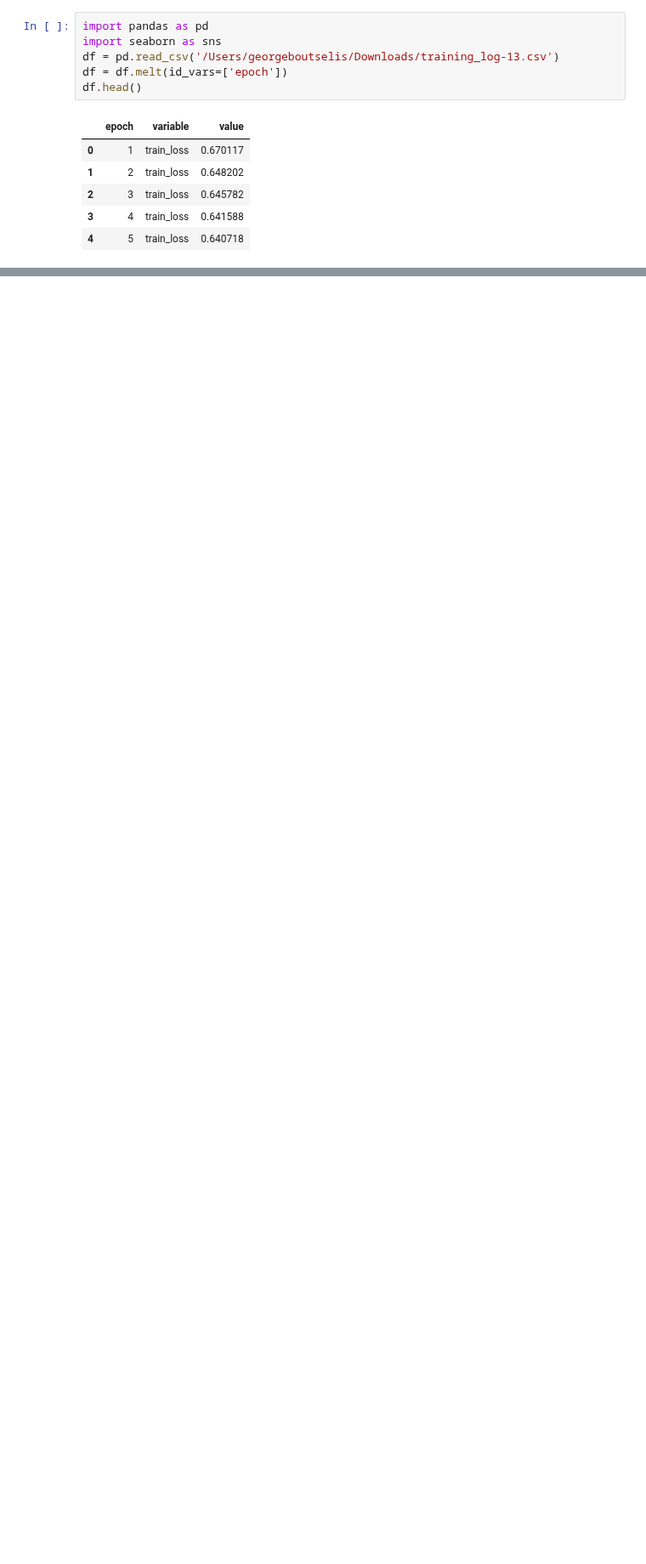
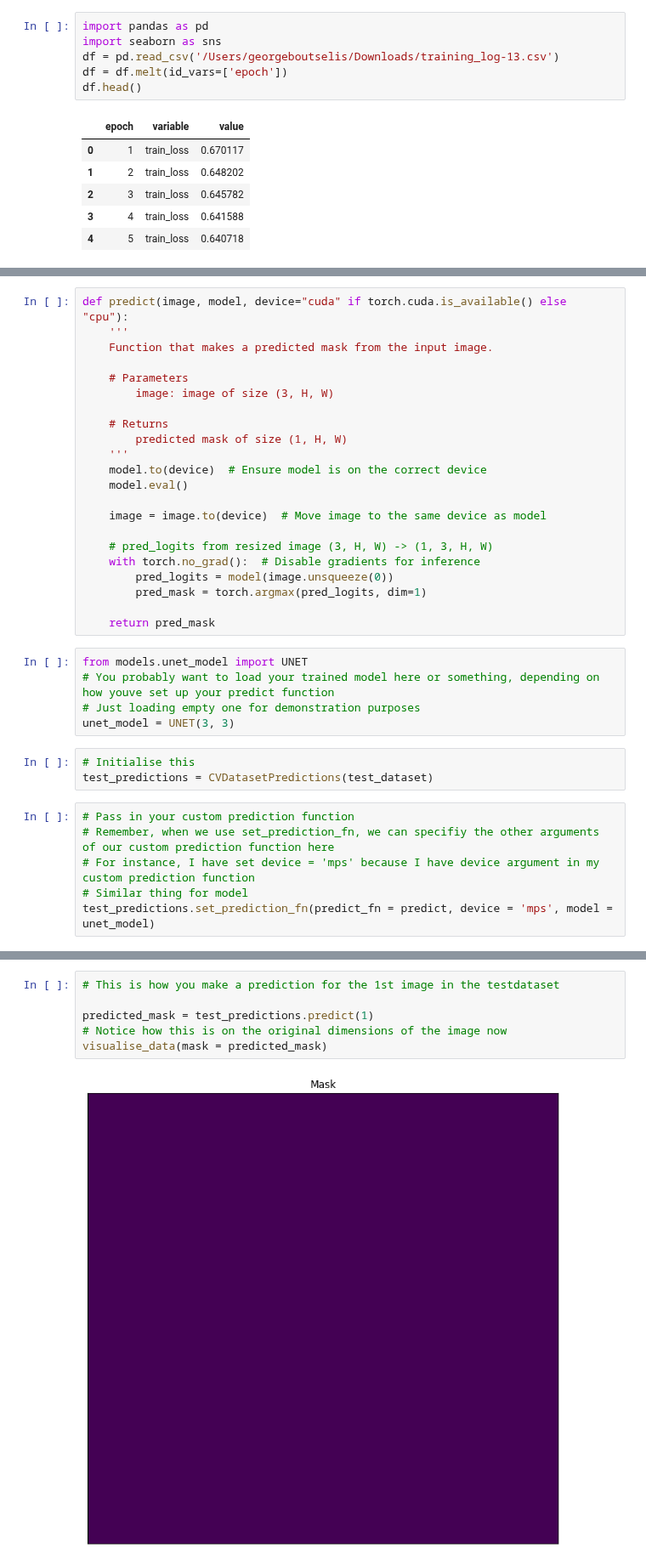
Before and after one commit to G30rg3ab/Computer-Vision-Project, a Jupyter notebook: playground.ipynb, the cells around one changed output, grey strips where cells are left out. Shown at 85% size. Drawn from its saved outputs; the diff is of its cells as text; blank space fills up the shorter version.

Commit message:
Eval tutorial stuff

```diff
--- a/playground.ipynb
+++ b/playground.ipynb
@@ -116,0 +145,36 @@ sns.lineplot(data = df, x = 'epoch', y = 'value', hue = 'variable')
+# %%
+def predict(image, model, device="cuda" if torch.cuda.is_available() else "cpu"):
+    '''
+    Function that makes a predicted mask from the input image.
+
+    # Parameters
+        image: image of size (3, H, W)
+
+    # Returns
+        predicted mask of size (1, H, W)
+    '''
+    model.to(device)  # Ensure model is on the correct device
+    model.eval()
+
+    image = image.to(device)  # Move image to the same device as model
+
+    # pred_logits from resized image (3, H, W) -> (1, 3, H, W)
+    with torch.no_grad():  # Disable gradients for inference
+        pred_logits = model(image.unsqueeze(0))
+        pred_mask = torch.argmax(pred_logits, dim=1)
+
+    return pred_mask
+# %%
+from models.unet_model import UNET
+# You probably want to load your trained model here or something, depending on how youve set up your predict function
+# Just loading empty one for demonstration purposes
+unet_model = UNET(3, 3)
+# %%
+# Initialise this
+test_predictions = CVDatasetPredictions(test_dataset)
+# %%
+# Pass in your custom prediction function
+# Remember, when we use set_prediction_fn, we can specifiy the other arguments of our custom prediction function here
+# For instance, I have set device = 'mps' because I have device argument in my custom prediction function
+# Similar thing for model
+test_predictions.set_prediction_fn(predict_fn = predict, device = 'mps', model = unet_model)
@@ -116,0 +183,8 @@ sns.lineplot(data = df, x = 'epoch', y = 'value', hue = 'variable')
+# %%
+# This is how you make a prediction for the 1st image in the testdataset
+
+predicted_mask = test_predictions.predict(1)
+# Notice how this is on the original dimensions of the image now
+visualise_data(mask = predicted_mask)
+# %% [output]
+[figure, added]
```
Also changed, not shown: parts of 11 cells of this notebook, 1 other file.
